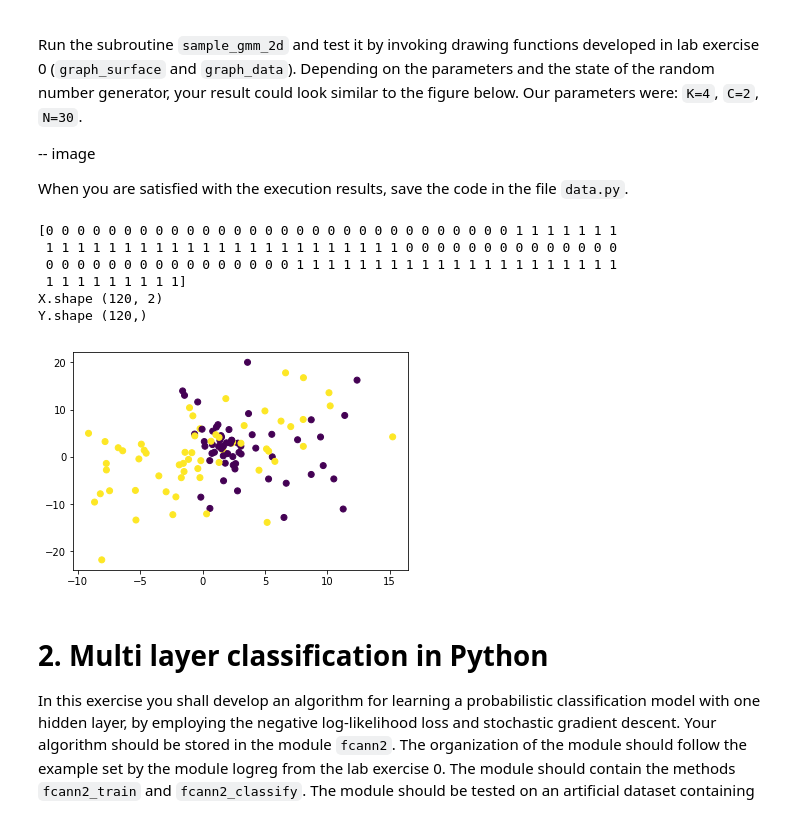
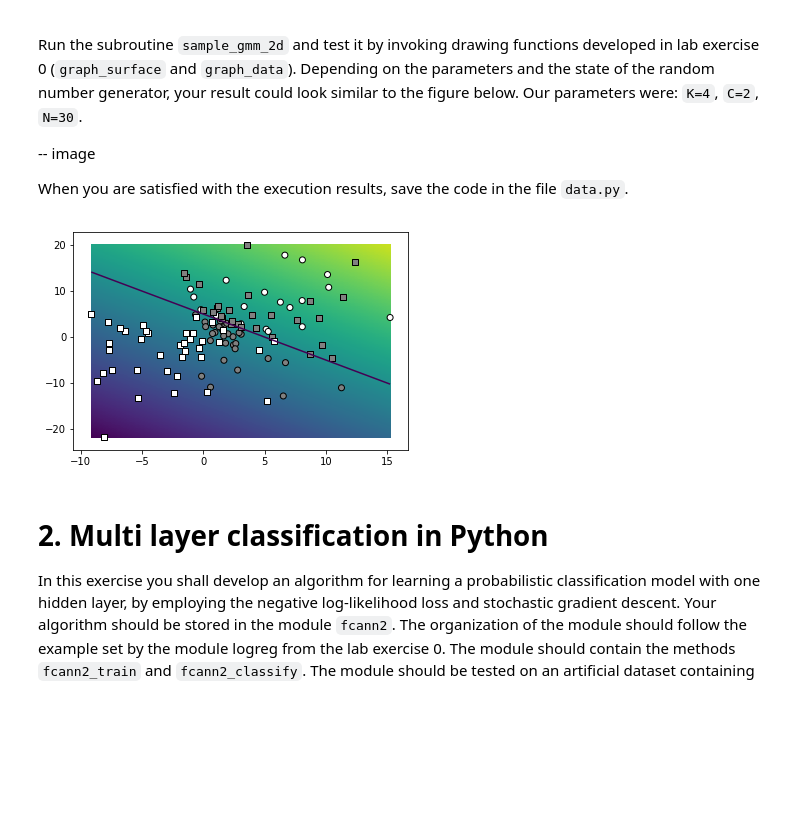
Before and after one commit to lstolcman/deep-learning, a Jupyter notebook: lab1/lab1.ipynb, the cells around one changed output. Drawn from its saved outputs; the diff is of its cells as text; code cells hidden in the pictures; blank space fills up the shorter version.

```diff
--- a/lab1/lab1.ipynb
+++ b/lab1/lab1.ipynb
@@ -24,52 +25,34 @@ Run the subroutine `sample_gmm_2d` and test it by invoking drawing functions dev
 
 When you are satisfied with the execution results, save the code in the file `data.py`.
 # %%
-np.random.seed(100)
-
-class Random2DGaussian():
-    def __init__(self):
-        # [ [minx, maxx], [miny, maxy] ]
-        xy = np.array([[0, 10], [0, 10]])
-
-        self.mean = [xy[i][0]+np.random.random_sample()*(xy[i][1]-xy[i][0]) for i in range(2)]
-        D = np.diag((np.random.random_sample(2)*(xy[0][1]-xy[0][0], xy[1][1]-xy[1][0]))**2)
-        angle = np.random.random_sample()*2*np.pi
-        R = np.array([[np.cos(angle), -np.sin(angle)], [np.sin(angle), np.cos(angle)]])
-        self.sigma = np.dot(np.dot(np.transpose(R), D), R)
-
-    def get_sample(self, n):
-        return np.random.multivariate_normal(self.mean, self.sigma, n)
-
-
 def sample_gmm_2d(K, C, N):
     '''
     K - number of distributions
     C - number of classes
     N - number of data points assigned to specific class
     '''
     distributions = []
     classes = []
     for i in range(K):
-        distributions.append(Random2DGaussian())
+        distributions.append(data.Random2DGaussian())
         classes.append(np.random.randint(C))
 
     X = np.vstack([d.get_sample(N) for d in distributions])
     Y_ = np.hstack([[c]*N for c in classes])
     return X,Y_
 
-X, Y = sample_gmm_2d(4, 2, 30)
-print('X.shape', X.shape)
-print('Y.shape', Y.shape)
-plt.scatter(X[:,0], X[:,1], c=Y)
+
+np.random.seed(100)
+
+X,Y_ = sample_gmm_2d(K=4, C=2, N=30)
+Y = data.myDummyDecision(X)>0
+
+bbox=(np.min(X, axis=0), np.max(X, axis=0))
+data.graph_surface(data.myDummyDecision, bbox, offset=0)
+data.graph_data(X, Y_, Y)
 plt.show()
 # %% [output]
-[0 0 0 0 0 0 0 0 0 0 0 0 0 0 0 0 0 0 0 0 0 0 0 0 0 0 0 0 0 0 1 1 1 1 1 1 1
- 1 1 1 1 1 1 1 1 1 1 1 1 1 1 1 1 1 1 1 1 1 1 1 0 0 0 0 0 0 0 0 0 0 0 0 0 0
- 0 0 0 0 0 0 0 0 0 0 0 0 0 0 0 0 1 1 1 1 1 1 1 1 1 1 1 1 1 1 1 1 1 1 1 1 1
- 1 1 1 1 1 1 1 1 1]
-X.shape (120, 2)
-Y.shape (120,)
-[figure, old version]
+[figure, new version]
 # %% [markdown]
 # 2. Multi layer classification in Python
 
```
Also changed, not shown: parts of 3 cells of this notebook, 1 other file.
